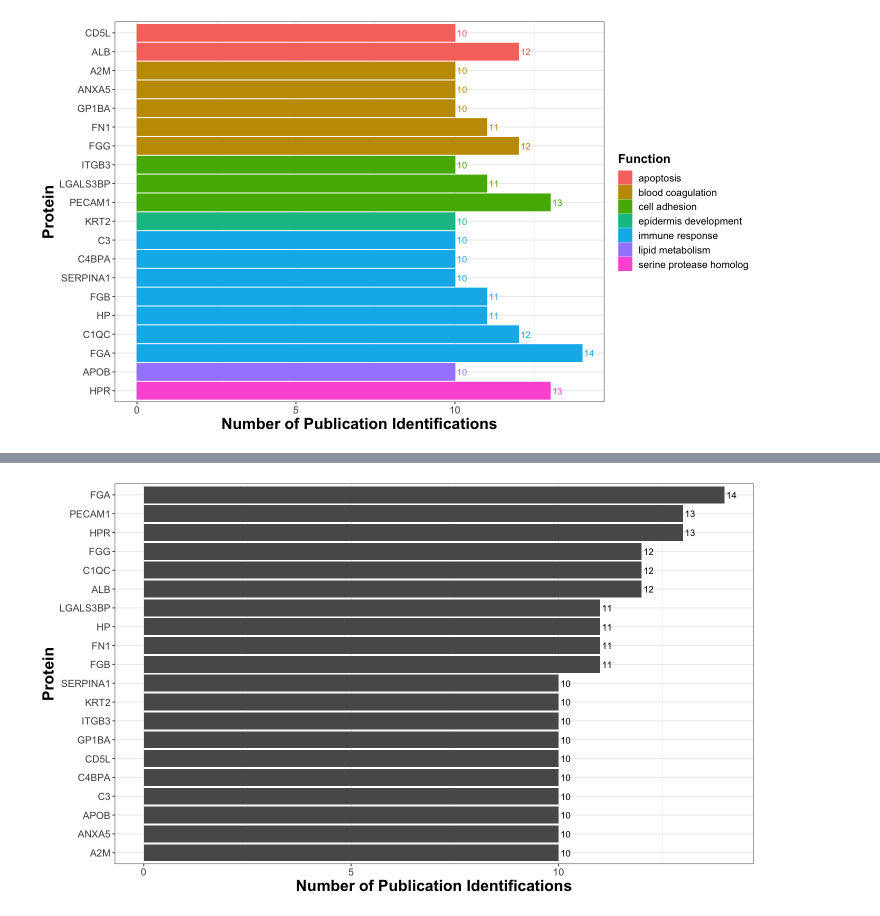
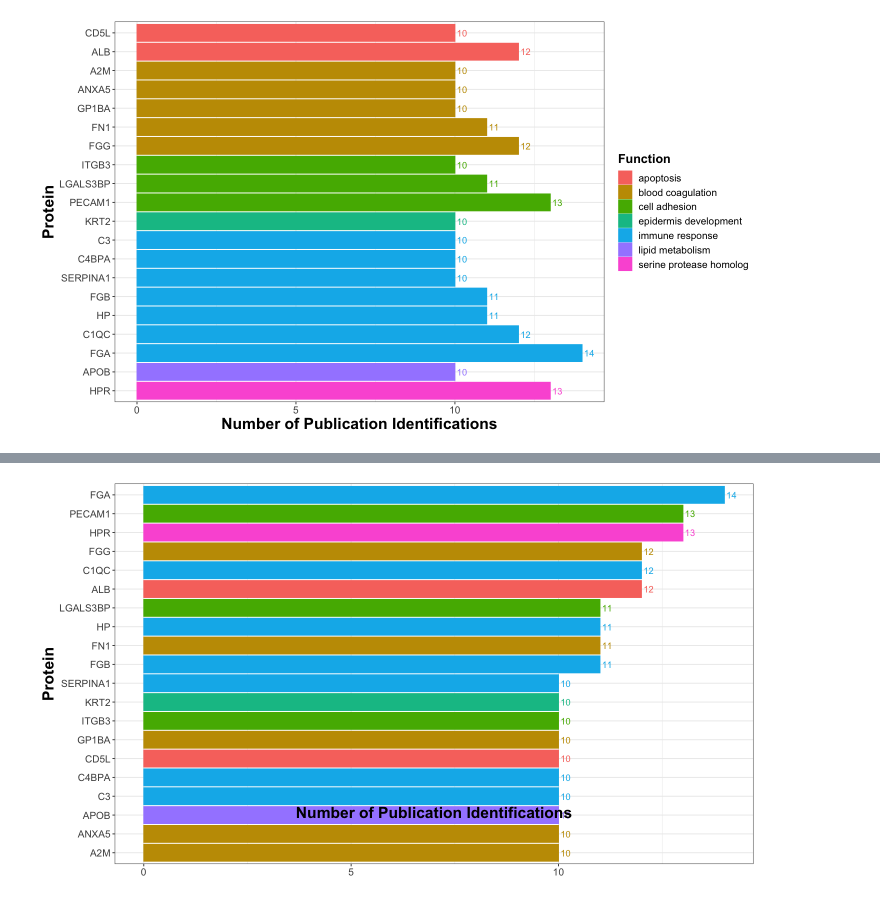
Before and after one commit to Ragerlab/Exosomes_PublicHealth, a Jupyter notebook: Exploratory Data Analysis.ipynb, the cells around one changed output, grey strips where cells are left out. Cells and saved outputs as stored; diff of their text form; code cells hidden in the pictures.

```diff
--- a/Exploratory Data Analysis.ipynb
+++ b/Exploratory Data Analysis.ipynb
@@ -209,16 +192,22 @@ ggplot(data = mrna_count, aes(x = n, y = reorder(GENE.SYMBOL, n),
-# %%
-#now just creating the same bar chart above w/o the functions
-options(repr.plot.width=12, repr.plot.height=7) #changing size
-gene_levels = rev(mrna_count$GENE.SYMBOL) #had to reverse these levels to match the legend
-ggplot(data = mrna_count, aes(x = n, y = reorder(GENE.SYMBOL, n))) +
-  geom_col() +
-  geom_text(aes(label = n), position = position_dodge(width = 0.9), hjust = -0.2) +
-
-  theme_bw() + #changing theme
-  theme(axis.text = element_text(size = 12), #changing size of x axis labels
-        axis.title = element_text(face = "bold", size = rel(1.7)), #changes axis titles
-        legend.title = element_text(face = "bold", size = 15),
-        legend.text = element_text(size = 12)) +
-  labs(y = 'Protein', x = "Number of Publication Identifications")
-# %% [output]
-[figure, removed]
+# %%
+#grouped by number of identifications
+options(repr.plot.width=12, repr.plot.height=7) #changing size
+protein_publications_graph = ggplot(data = mrna_count, aes(x = n, y = reorder(GENE.SYMBOL, n),
+                              color = Function, fill = Function)) +
+  geom_col() +
+  geom_text(aes(label = n), position = position_dodge(width = 0.9), hjust = -0.2) +
+
+  theme_bw() + #changing theme
+  theme(axis.text = element_text(size = 12), #changing size of x axis labels
+        axis.title = element_text(face = "bold", size = rel(1.7)), #changes axis titles
+        axis.title.x = element_text(vjust = 22), #need this in order to not have space in patchwork
+        legend.title = element_text(face = "bold", size = 15),
+        legend.position = c(0.455,-0.25), #moves legend to the bottom
+        legend.direction = "horizontal", #makes legend horizontal
+        legend.background = element_rect(colour = 'black', fill = 'white', linetype = 'solid'),
+        legend.text = element_text(size = 12)) +
+  labs(y = 'Protein', x = "Number of Publication Identifications")
+
+protein_publications_graph
+# %% [output]
+[figure, added]
```
Also changed, not shown: parts of 14 cells of this notebook.
